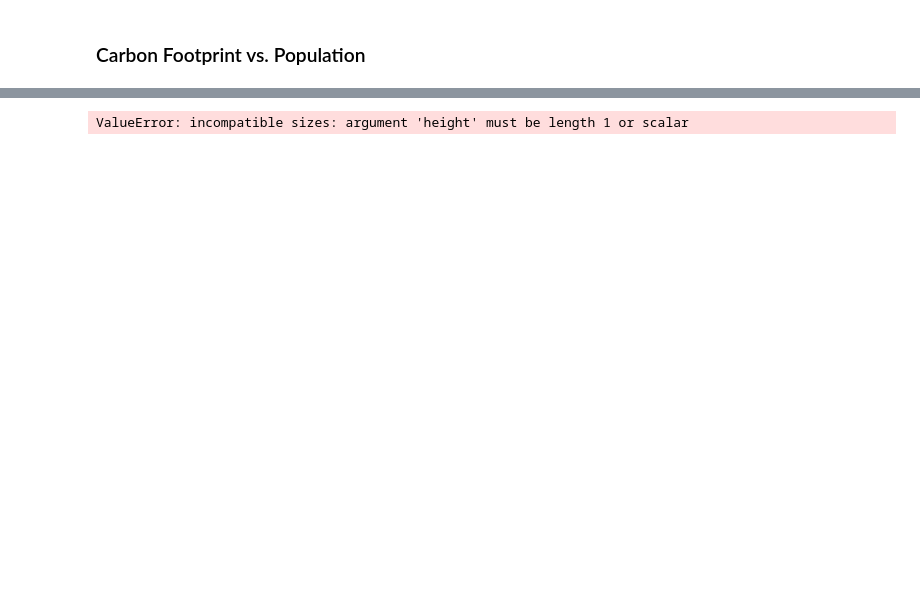
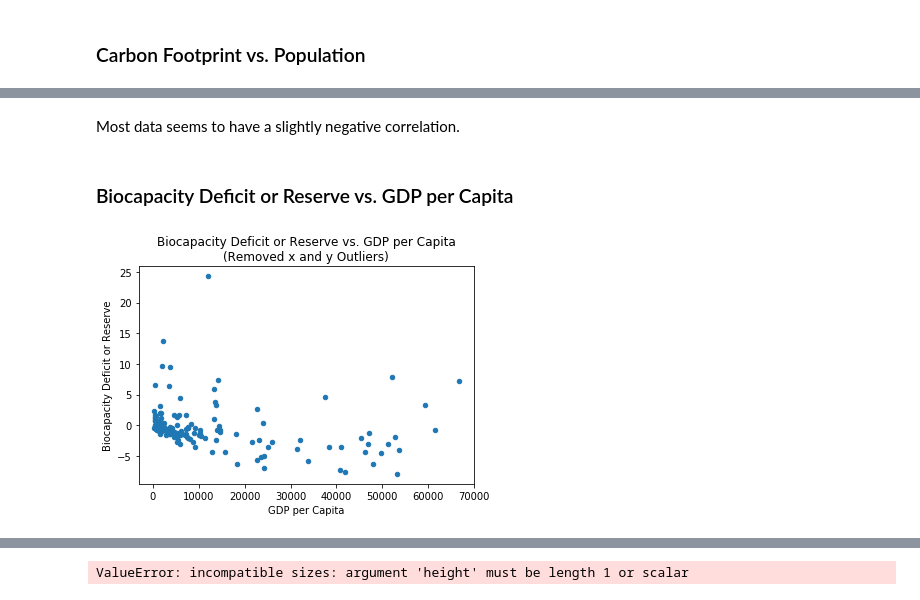
Before and after one commit to schmitzmelissa/DSCT-Capstone01, a Jupyter notebook: DataStorytelling.ipynb, the cells around one changed output, grey strips where cells are left out. Drawn from its saved outputs; the diff is of its cells as text; code cells hidden in the pictures; blank space fills up the shorter version.

```diff
--- a/DataStorytelling.ipynb
+++ b/DataStorytelling.ipynb
@@ -35,0 +70,15 @@ plt.show()
+# %% [markdown]
+Most data seems to have a slightly negative correlation.
+# %% [markdown]
+### Biocapacity Deficit or Reserve vs. GDP per Capita
+# %%
+df1 = df[df['Biocapacity Deficit or Reserve'] < 60]
+df1 = df1[df1['GDP per Capita'] < 80000]
+
+df1.plot.scatter(x='GDP per Capita',
+                y='Biocapacity Deficit or Reserve')
+plt.title('Biocapacity Deficit or Reserve vs. GDP per Capita\n(Removed x and y Outliers)')
+
+plt.show()
+# %% [output]
+[figure, added]
```
Also changed, not shown: parts of 36 cells of this notebook.
